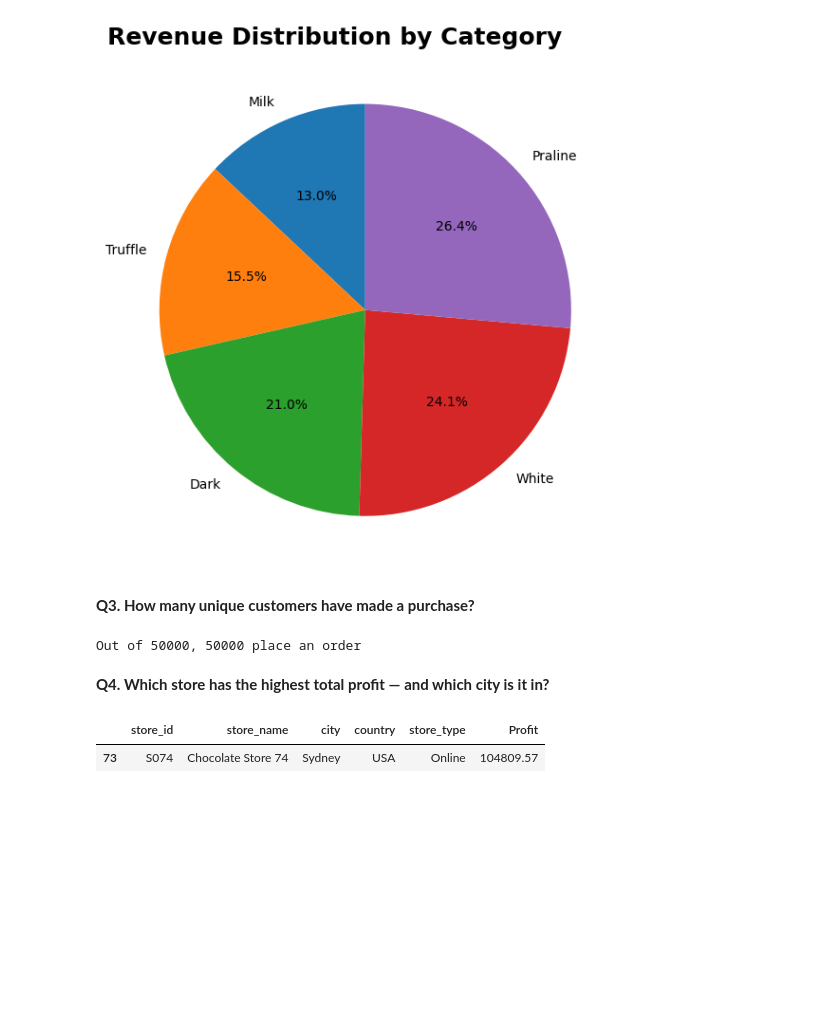
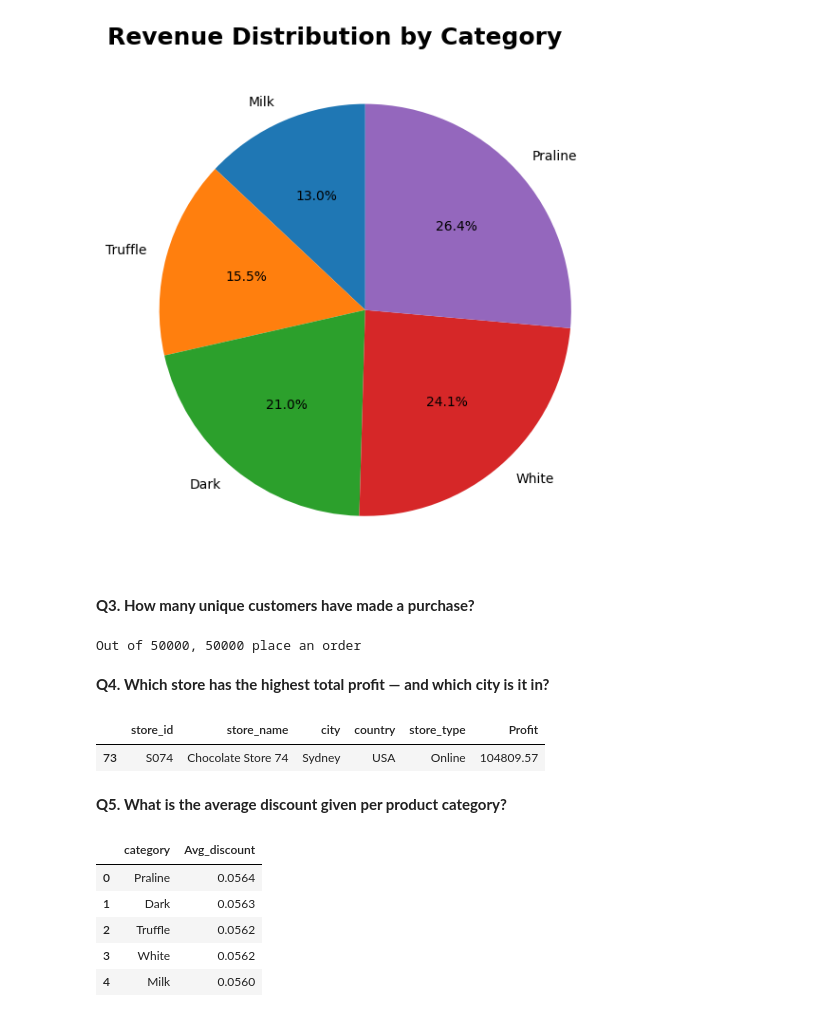
Before and after one commit to Abhaypanchal5/Data-Analytics-Portfolio, a Jupyter notebook: 04_End-To-End-Project/Chocolate sales/Notebook/notebook.ipynb, the cells around one changed output. Cells and saved outputs as stored; diff of their text form; code cells hidden in the pictures; blank space fills up the shorter version.

```diff
--- a/04_End-To-End-Project/Chocolate sales/Notebook/notebook.ipynb
+++ b/04_End-To-End-Project/Chocolate sales/Notebook/notebook.ipynb
@@ -318,3 +318,19 @@ top_store
 # %% [output]
 |  | store_id | store_name | city | country | store_type | Profit |
 | 73 | S074 | Chocolate Store 74 | Sydney | USA | Online | 104809.57 |
+# %% [markdown]
+**Q5. What is the average discount given per product category?**
+# %%
+df_merged = pd.merge(df_product,df_sales,on='product_id',how='inner')
+Avg_Dis = pd.DataFrame(df_merged.groupby('category')['discount'].mean().round(4).sort_values(ascending=False))
+Avg_Dis.reset_index(inplace=True)
+Avg_Dis['Avg_discount'] = Avg_Dis['discount']
+Avg_Dis = Avg_Dis[['category','Avg_discount']]
+Avg_Dis
+# %% [output]
+|  | category | Avg_discount |
+| 0 | Praline | 0.0564 |
+| 1 | Dark | 0.0563 |
+| 2 | Truffle | 0.0562 |
+| 3 | White | 0.0562 |
+| 4 | Milk | 0.0560 |
```
